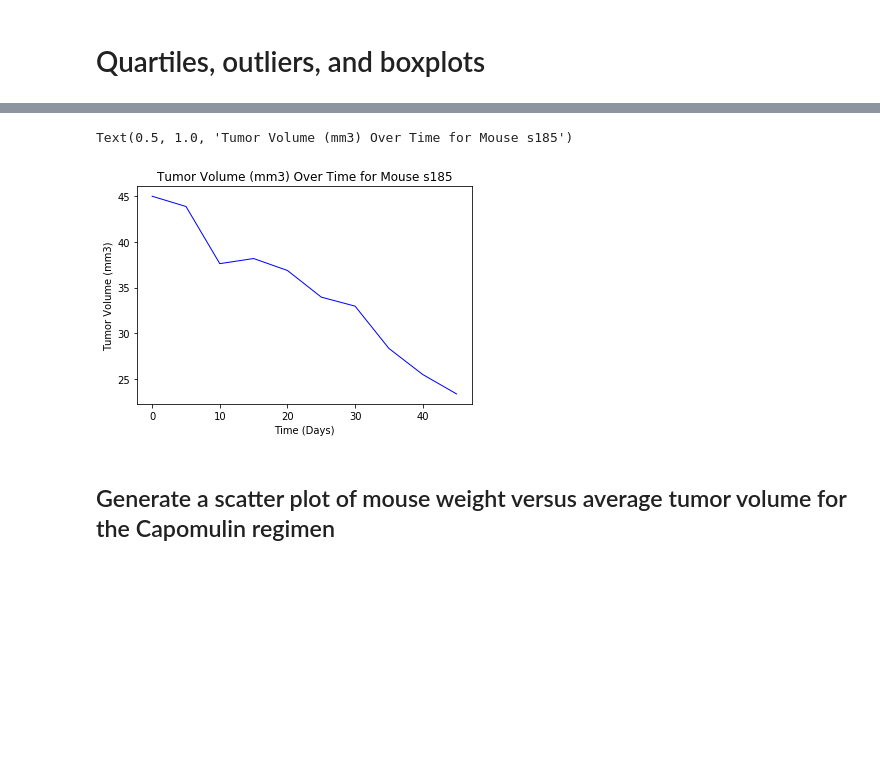
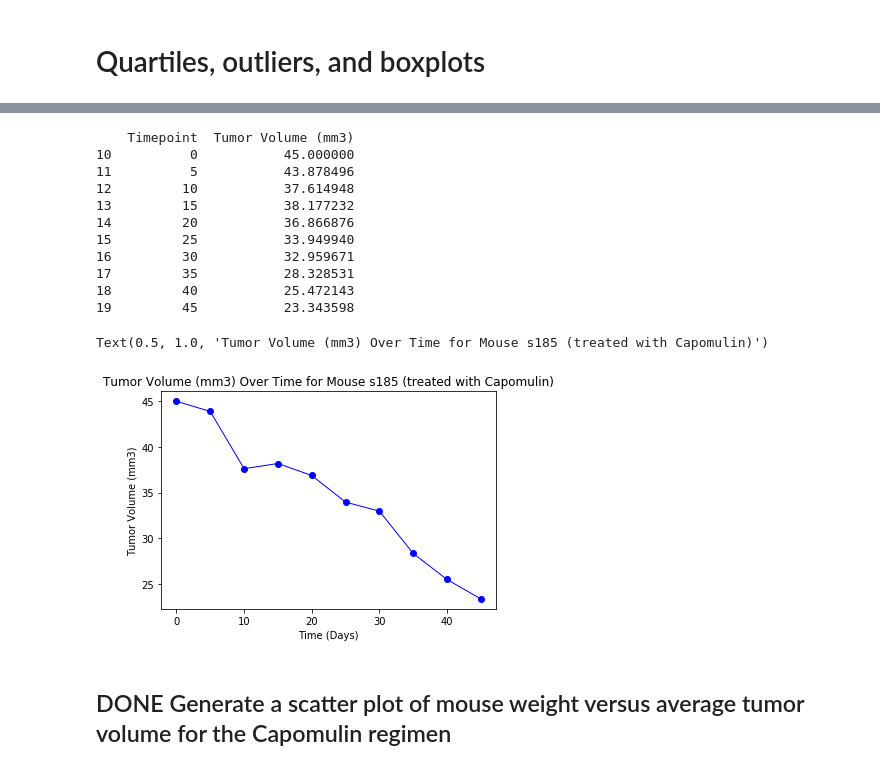
Before and after one commit to philipstubbs13/matplotlib-challenge, a Jupyter notebook: pymaceuticals.ipynb, the cells around one changed output, grey strips where cells are left out. Cells and saved outputs as stored; diff of their text form; code cells hidden in the pictures; blank space fills up the shorter version.

```diff
--- a/pymaceuticals.ipynb
+++ b/pymaceuticals.ipynb
@@ -189,28 +254,42 @@ plt.show()
 # %%
 # Set index to Drug Regimen to be able to filter by regimen.
 capomulin_mice = merged_df.set_index("Drug Regimen")
 
 # Filter list to only include drug regimen of Capomulin
 capomulin_mice = capomulin_mice.loc["Capomulin", ["Mouse ID", "Tumor Volume (mm3)"]]
 
 # From the list of mice treated with Capomulin, store the id for the mouse we want to plot in a variable.
 mouse_id = "s185"
 
 # Get data for the the specific mouse
 mouse_s185 = merged_df.loc[merged_df["Mouse ID"] == mouse_id, ["Timepoint", "Tumor Volume (mm3)"]]
 
+# Print the mouse data for s185.
+print(mouse_s185)
+
 # Create line plot
-plt.plot(mouse_s185["Timepoint"], mouse_s185["Tumor Volume (mm3)"], linewidth=1, color="blue")
+plt.plot(mouse_s185["Timepoint"], mouse_s185["Tumor Volume (mm3)"], linewidth=1, color="blue", marker="o")
 
 # Add labels to axes and add title for graph.
 plt.xlabel("Time (Days)")
 plt.ylabel("Tumor Volume (mm3)")
-plt.title("Tumor Volume (mm3) Over Time for Mouse s185")
+plt.title("Tumor Volume (mm3) Over Time for Mouse s185 (treated with Capomulin)")
 # %% [output]
-Text(0.5, 1.0, 'Tumor Volume (mm3) Over Time for Mouse s185')
+    Timepoint  Tumor Volume (mm3)
+10          0           45.000000
+11          5           43.878496
+12         10           37.614948
+13         15           38.177232
+14         20           36.866876
+15         25           33.949940
+16         30           32.959671
+17         35           28.328531
+18         40           25.472143
+19         45           23.343598
+Text(0.5, 1.0, 'Tumor Volume (mm3) Over Time for Mouse s185 (treated with Capomulin)')
-[figure, old version]
+[figure, new version]
 # %% [markdown]
-## Generate a scatter plot of mouse weight versus average tumor volume for the Capomulin regimen
+## DONE Generate a scatter plot of mouse weight versus average tumor volume for the Capomulin regimen
 # %%
 # Set index to Drug Regimen to be able to filter by regimen.
 capomulin_mice = merged_df.set_index("Drug Regimen")
```
Also changed, not shown: parts of 19 cells of this notebook.
